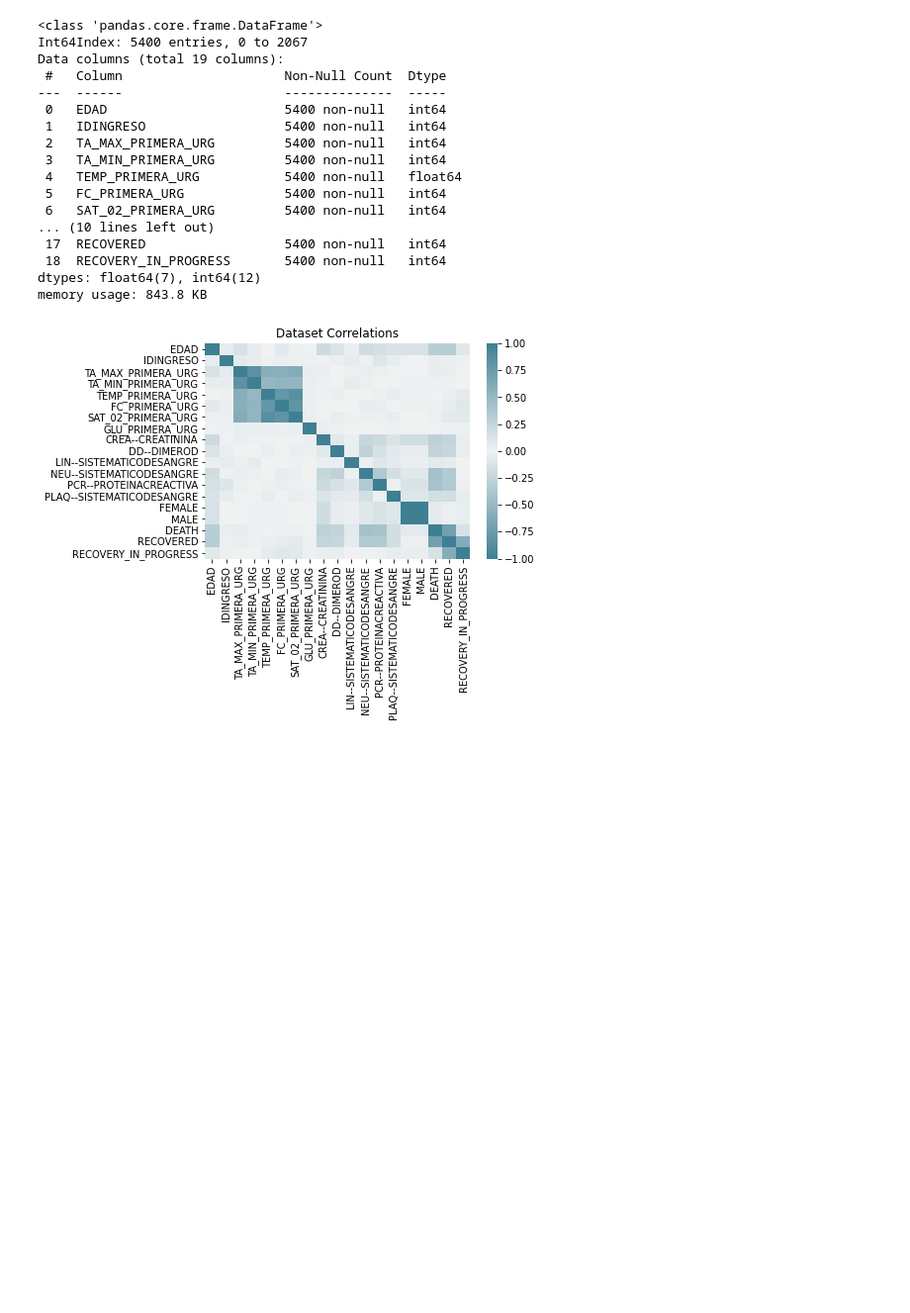
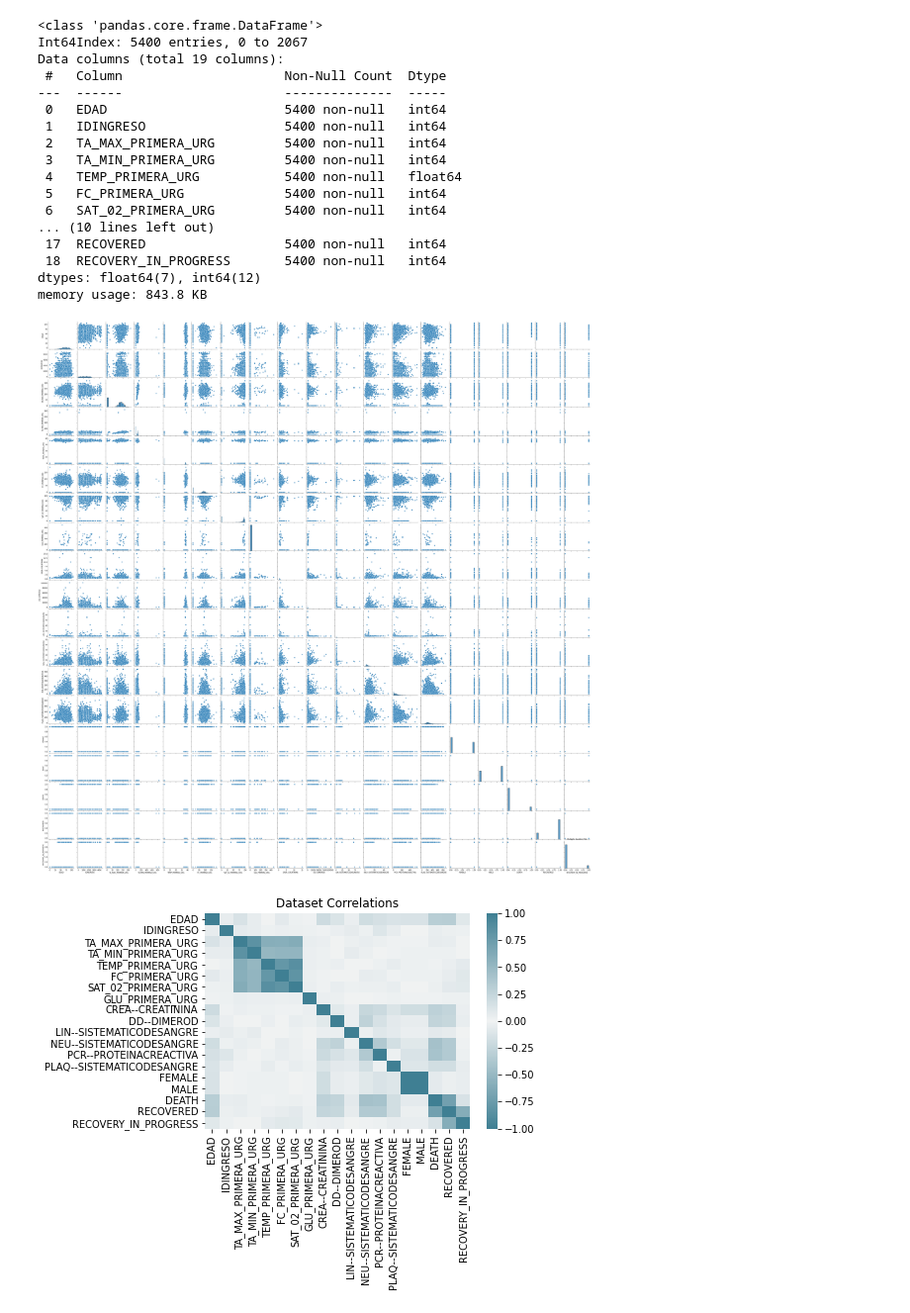
Before and after one commit to KarinWiberg/AI_in_Healthcare_Hackathon_COVID_Prediction, a Jupyter notebook: scripts/explorative-analysis-clean-combined-data-v1.ipynb, the cells around one changed output. Shown at 99% size. Saved outputs shown, nothing was run; the diff lists cells and outputs as text; code cells hidden in the pictures; blank space fills up the shorter version.

Commit message:
Visualizations

```diff
--- a/scripts/explorative-analysis-clean-combined-data-v1.ipynb
+++ b/scripts/explorative-analysis-clean-combined-data-v1.ipynb
@@ -50,9 +50,11 @@ dtypes: float64(7), int64(12)
 memory usage: 843.8 KB
 # %%
 # Scatter plot
-#sb.pairplot(data);
-#plt.title('Multiple Scatter Plot');
-#plt.savefig('../visualizations/dataset_multiple_scatter.png', bbox_inches='tight');
+sb.pairplot(data);
+plt.title('Multiple Scatter Plot');
+plt.savefig('../visualizations/dataset_multiple_scatter.png', bbox_inches='tight');
+# %% [output]
+[figure, added]
 # %%
 # Correlation Heatmap
 cmap = sb.diverging_palette(220, 220, as_cmap=True)
```
Also changed, not shown: 26 other files.
